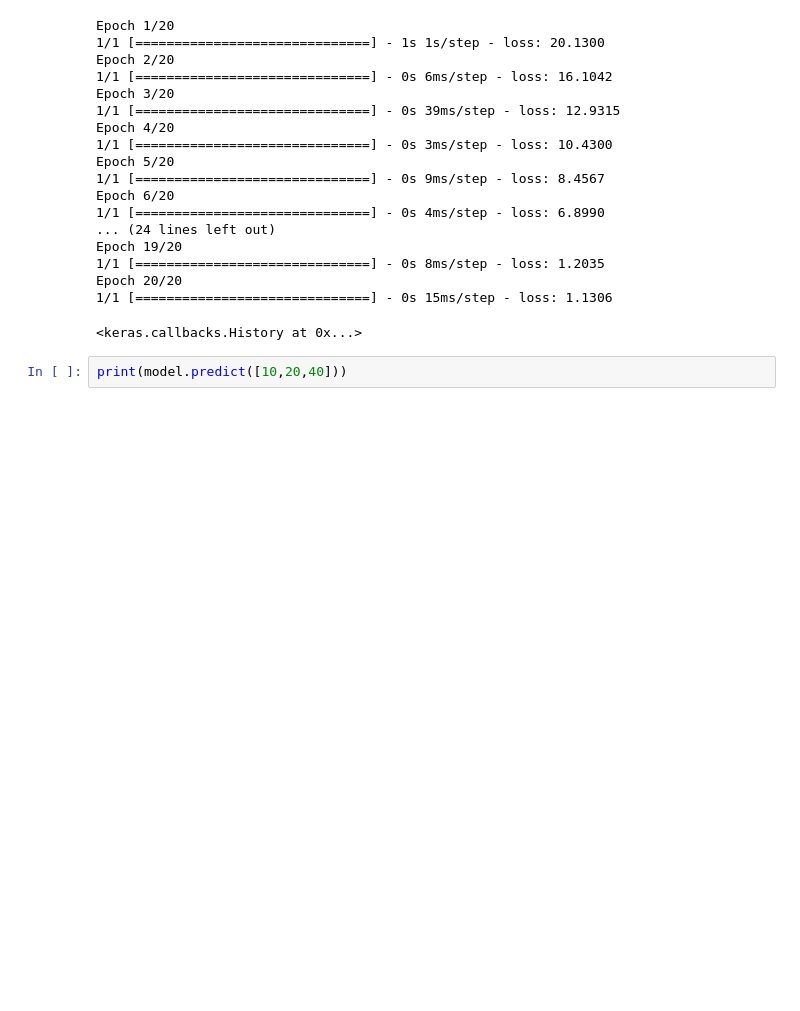
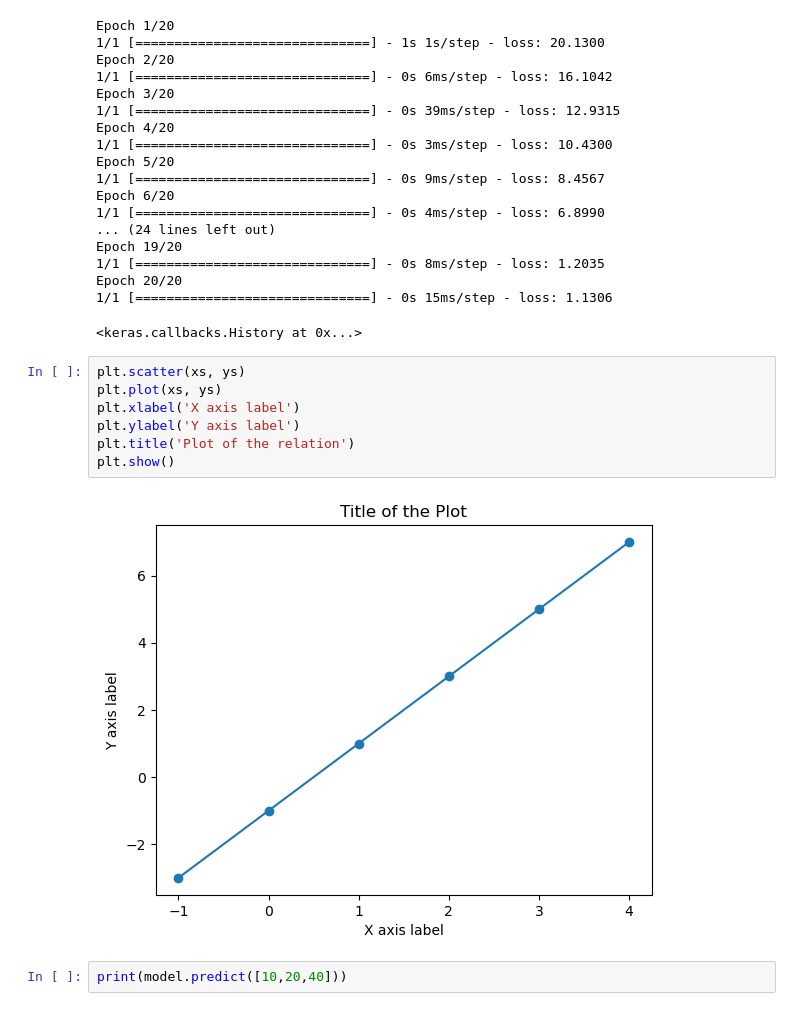
Before and after one commit to CestAshish/DeepLearning, a Jupyter notebook: intro_to_tenserflow.ipynb, the cells around one changed output. Saved outputs shown, nothing was run; the diff lists cells and outputs as text; blank space fills up the shorter version.

```diff
--- a/intro_to_tenserflow.ipynb
+++ b/intro_to_tenserflow.ipynb
@@ -30,6 +30,15 @@ Epoch 19/20
 Epoch 20/20
 1/1 [==============================] - 0s 15ms/step - loss: 1.1306
 <keras.callbacks.History at 0x...>
+# %%
+plt.scatter(xs, ys)
+plt.plot(xs, ys)
+plt.xlabel('X axis label')
+plt.ylabel('Y axis label')
+plt.title('Plot of the relation')
+plt.show()
+# %% [output]
+[figure, added]
 # %%
 print(model.predict([10,20,40]))
 # %% [output]
```
